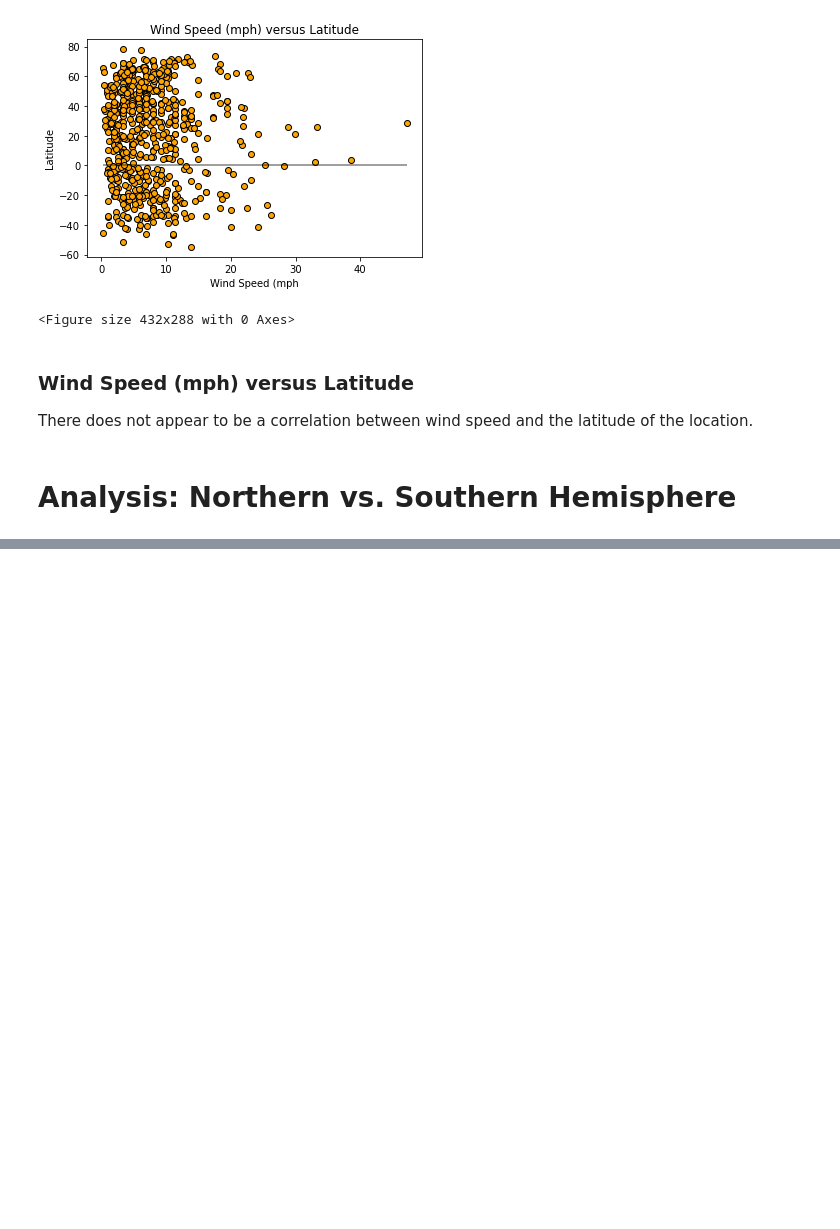
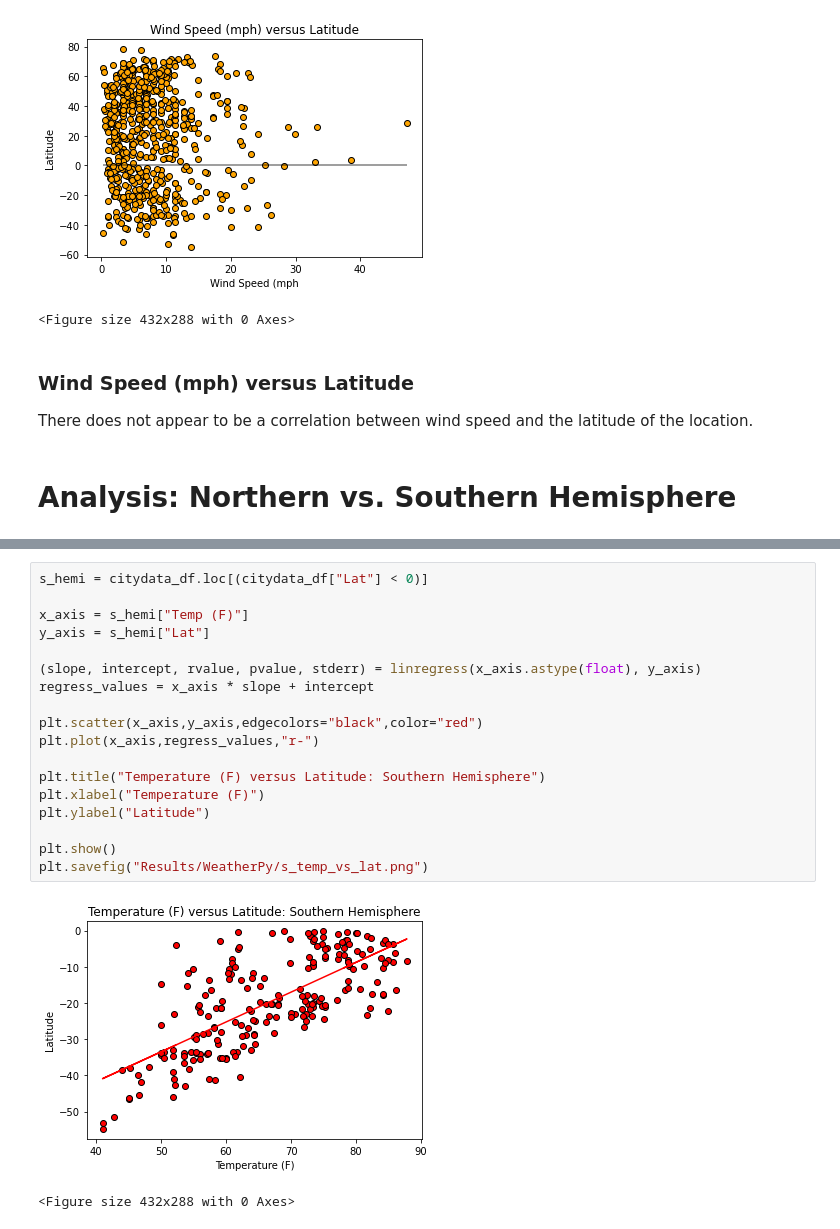
Before and after one commit to Lbrady1025/python-api-challenge, a Jupyter notebook: WeatherPy.ipynb, the cells around one changed output, grey strips where cells are left out. Drawn from its saved outputs; the diff is of its cells as text; blank space fills up the shorter version.

Commit message:
add plots with linear regressions

```diff
--- a/WeatherPy.ipynb
+++ b/WeatherPy.ipynb
@@ -236,3 +236,24 @@ plt.savefig("Results/WeatherPy/n_temp_vs_lat.png")
 # %% [output]
 [figure]
 <Figure size 432x288 with 0 Axes>
+# %%
+s_hemi = citydata_df.loc[(citydata_df["Lat"] < 0)]
+
+x_axis = s_hemi["Temp (F)"]
+y_axis = s_hemi["Lat"]
+
+(slope, intercept, rvalue, pvalue, stderr) = linregress(x_axis.astype(float), y_axis)
+regress_values = x_axis * slope + intercept
+
+plt.scatter(x_axis,y_axis,edgecolors="black",color="red")
+plt.plot(x_axis,regress_values,"r-")
+
+plt.title("Temperature (F) versus Latitude: Southern Hemisphere")
+plt.xlabel("Temperature (F)")
+plt.ylabel("Latitude")
+
+plt.show()
+plt.savefig("Results/WeatherPy/s_temp_vs_lat.png")
+# %% [output]
+[figure, added]
+<Figure size 432x288 with 0 Axes>
```
Also changed, not shown: parts of 7 cells of this notebook, 7 other files.
